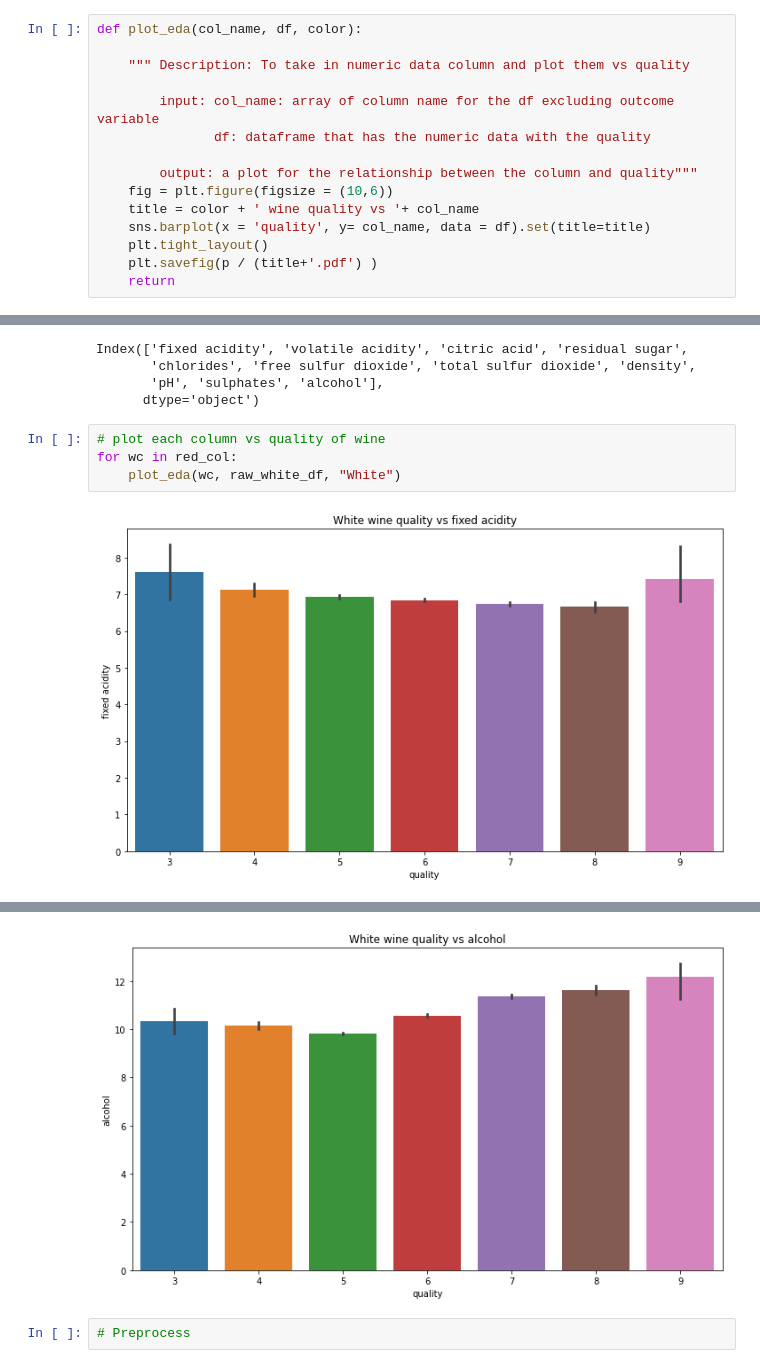
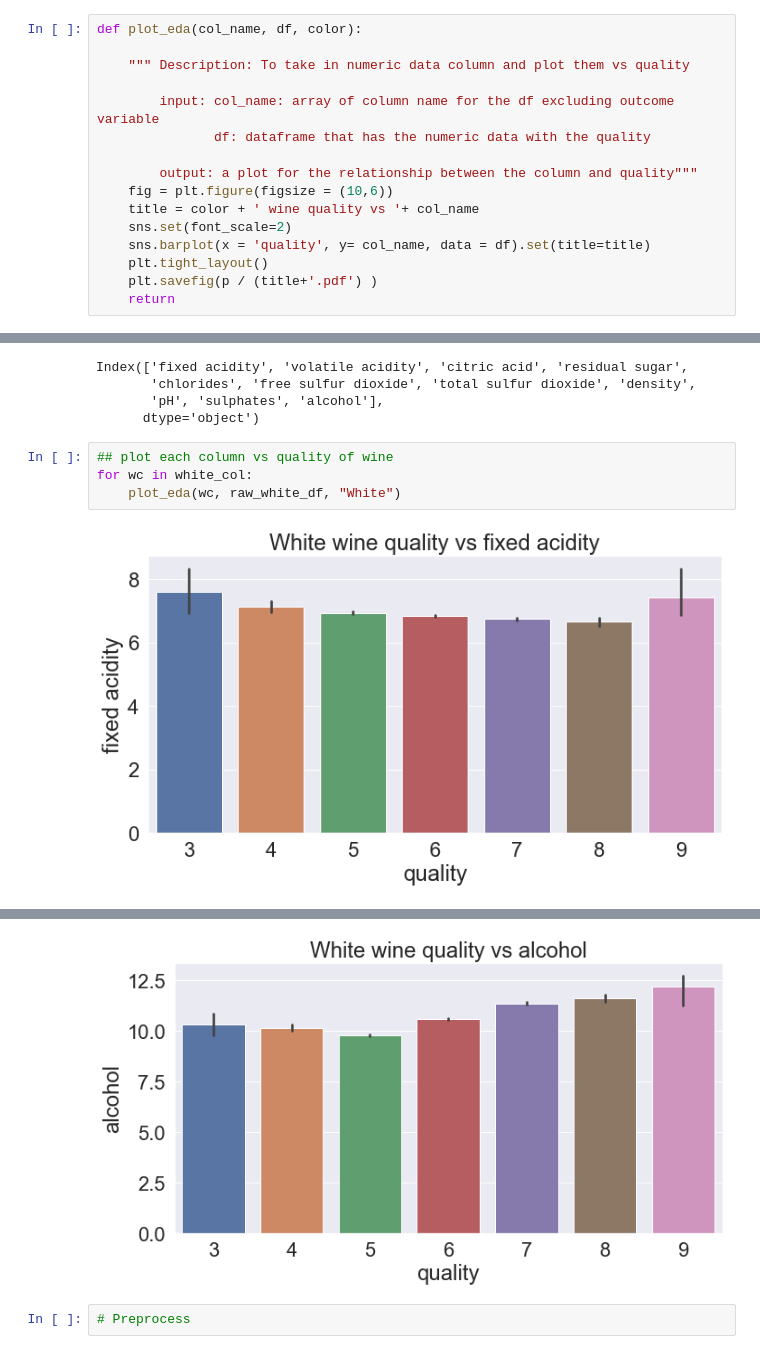
Before and after one commit to wessela42/Springboard_Documents, a Jupyter notebook: Wessel_Wine_Project.ipynb, the cells around one changed output, grey strips where cells are left out. Saved outputs shown, nothing was run; the diff lists cells and outputs as text.

```diff
--- a/Wessel_Wine_Project.ipynb
+++ b/Wessel_Wine_Project.ipynb
@@ -133,6 +133,7 @@ def plot_eda(col_name, df, color):
         output: a plot for the relationship between the column and quality"""
     fig = plt.figure(figsize = (10,6))
     title = color + ' wine quality vs '+ col_name
+    sns.set(font_scale=2)
     sns.barplot(x = 'quality', y= col_name, data = df).set(title=title)
     plt.tight_layout()
     plt.savefig(p / (title+'.pdf') )
@@ -219,8 +220,8 @@ Index(['fixed acidity', 'volatile acidity', 'citric acid', 'residual sugar',
        'pH', 'sulphates', 'alcohol'],
       dtype='object')
 # %%
-# plot each column vs quality of wine
-for wc in red_col:
+## plot each column vs quality of wine
+for wc in white_col:
     plot_eda(wc, raw_white_df, "White")
 # %% [output]
-[figure, old version]
+[figure, new version]
@@ -236,4 +237,4 @@ for wc in red_col:
-[figure, old version]
+[figure, new version]
 # %%
 # Preprocess
 # %%
```
Also changed, not shown: parts of 76 cells of this notebook.
